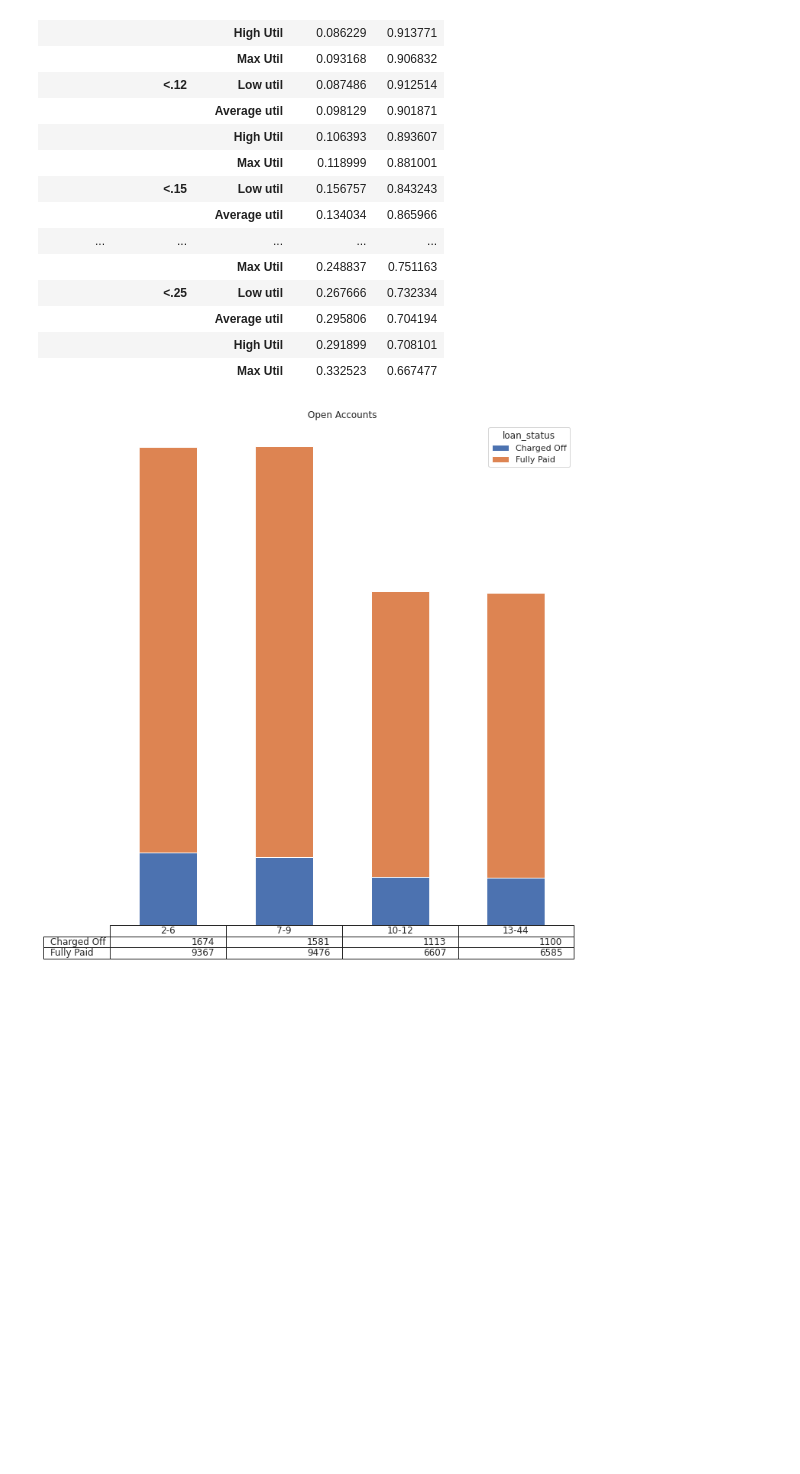
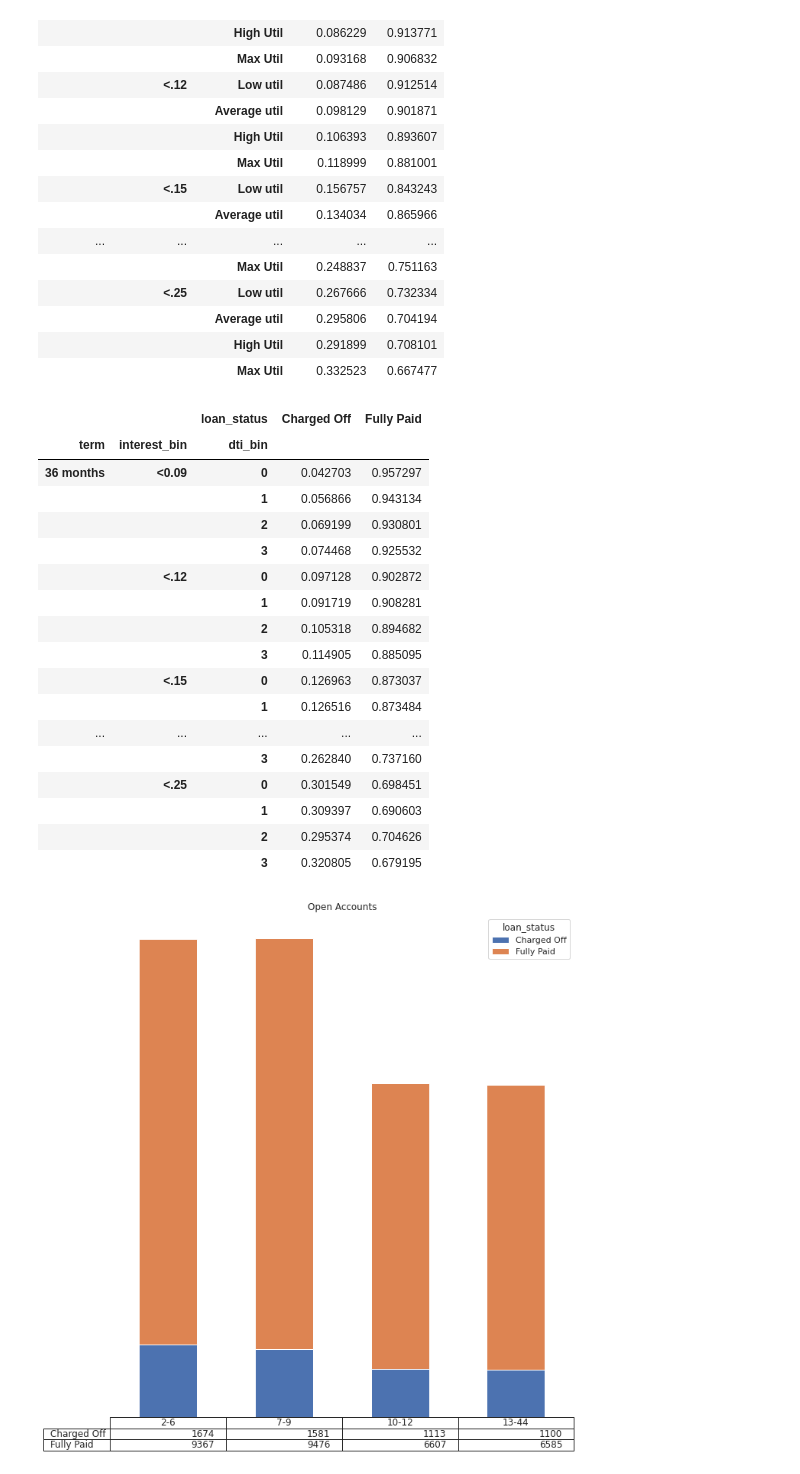
Before and after one commit to karthikmnkrishna/Loan-default-prediction, a Jupyter notebook: Lending_case_Study_combine.ipynb, the cells around one changed output. Cells and saved outputs as stored; diff of their text form; code cells hidden in the pictures; blank space fills up the shorter version.

```diff
--- a/Lending_case_Study_combine.ipynb
+++ b/Lending_case_Study_combine.ipynb
@@ -1279,6 +1279,28 @@ pd.crosstab([loans.term,loans.interest_bin , loans.Revol_util_bin],loans.loan_st
 |  |  | Average util | 0.295806 | 0.704194 |
 |  |  | High Util | 0.291899 | 0.708101 |
 |  |  | Max Util | 0.332523 | 0.667477 |
+# %%
+pd.crosstab([loans.term,loans.interest_bin , loans.dti_bin],loans.loan_status ,
+            values= loans.loan_amnt , aggfunc= 'count',normalize= 'index')
+# %% [output]
+|  |  | loan_status | Charged Off | Fully Paid |
+| term | interest_bin | dti_bin |  |  |
+| 36 months | <0.09 | 0 | 0.042703 | 0.957297 |
+|  |  | 1 | 0.056866 | 0.943134 |
+|  |  | 2 | 0.069199 | 0.930801 |
+|  |  | 3 | 0.074468 | 0.925532 |
+|  | <.12 | 0 | 0.097128 | 0.902872 |
+|  |  | 1 | 0.091719 | 0.908281 |
+|  |  | 2 | 0.105318 | 0.894682 |
+|  |  | 3 | 0.114905 | 0.885095 |
+|  | <.15 | 0 | 0.126963 | 0.873037 |
+|  |  | 1 | 0.126516 | 0.873484 |
+| ... | ... | ... | ... | ... |
+|  |  | 3 | 0.262840 | 0.737160 |
+|  | <.25 | 0 | 0.301549 | 0.698451 |
+|  |  | 1 | 0.309397 | 0.690603 |
+|  |  | 2 | 0.295374 | 0.704626 |
+|  |  | 3 | 0.320805 | 0.679195 |
 # %%
 loans['open_acc_bin'] = pd.qcut(loans.open_acc, 4, labels=['2-6','7-9','10-12','13-44'], duplicates='drop')
 # %%
```
Also changed, not shown: parts of 3 cells of this notebook.
